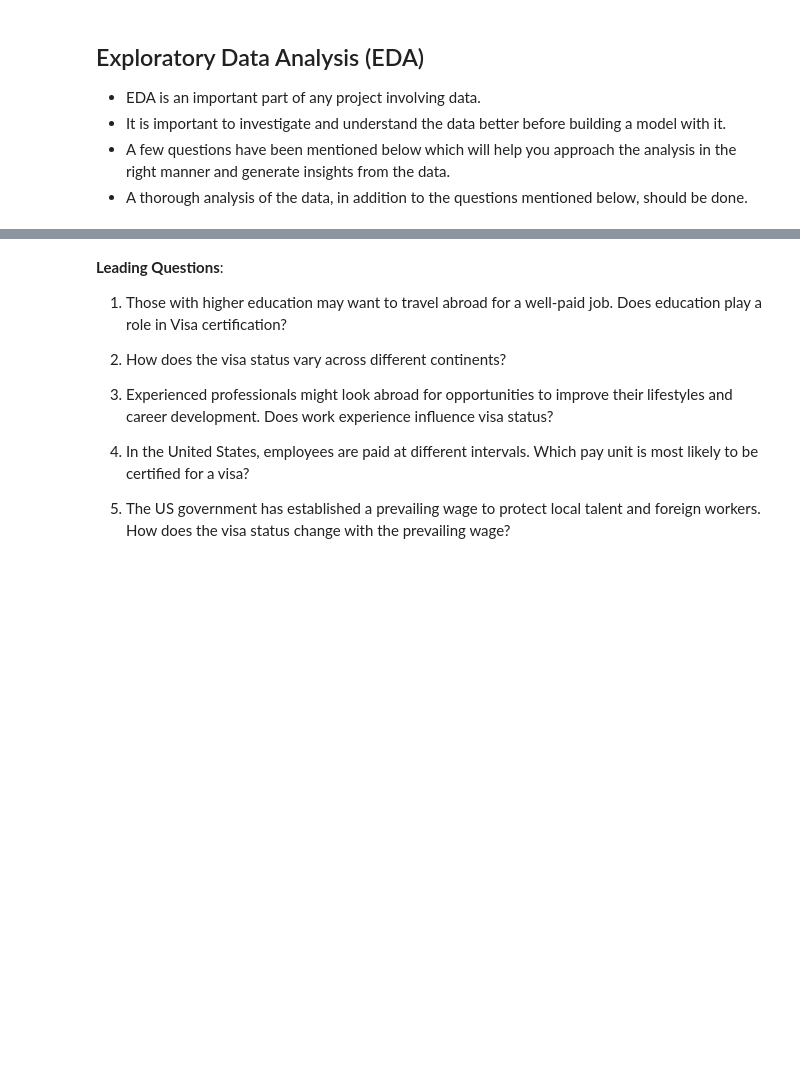
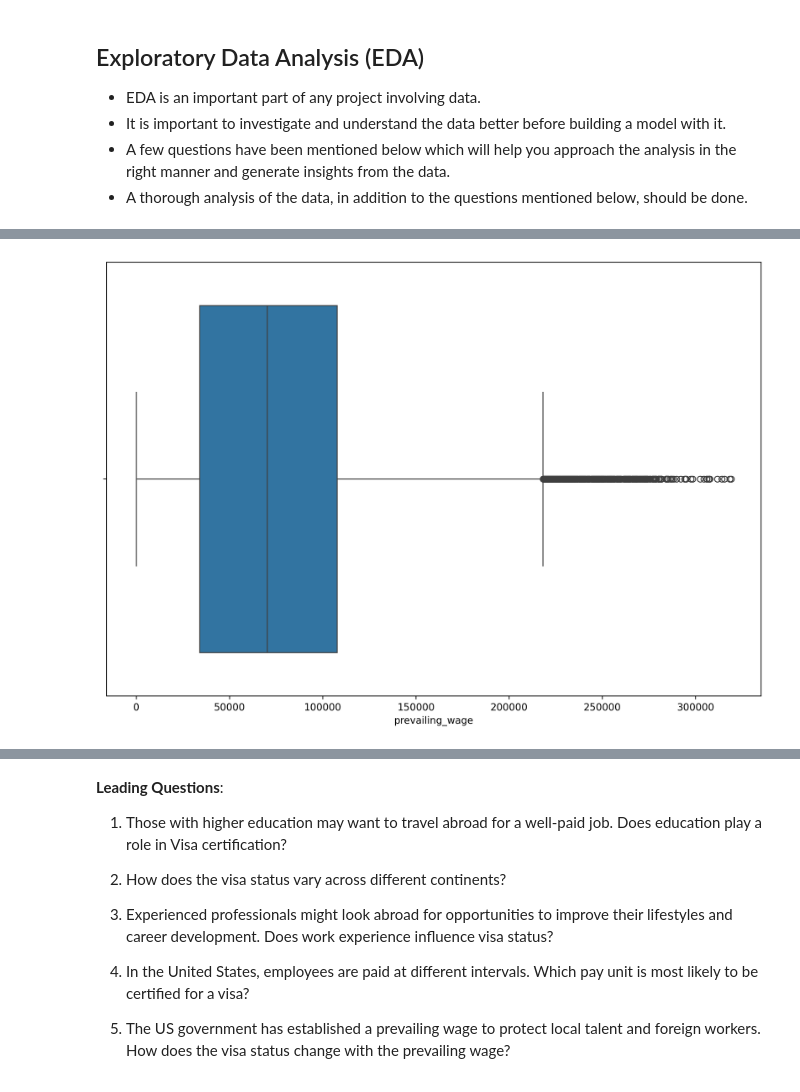
Before and after one commit to cmurray4492/PythonProjects, a Jupyter notebook: UT_Austin/Ensemble/Craig_Murray_DSBA_Project_ET_EasyVisa_Fullcode.ipynb, the cells around one changed output, grey strips where cells are left out. Drawn from its saved outputs; the diff is of its cells as text; code cells hidden in the pictures; blank space fills up the shorter version.

```diff
--- a/UT_Austin/Ensemble/Craig_Murray_DSBA_Project_ET_EasyVisa_Fullcode.ipynb
+++ b/UT_Austin/Ensemble/Craig_Murray_DSBA_Project_ET_EasyVisa_Fullcode.ipynb
@@ -153,0 +330,5 @@ A couple of items of concern here. First, the minimum number of employees at one
+# %%
+plt.figure(figsize=(12,8), dpi=250)
+sns.boxplot(data=raw_df, x='prevailing_wage');
+# %% [output]
+[figure, added]
```
Also changed, not shown: parts of 15 cells of this notebook, 2 other files.
